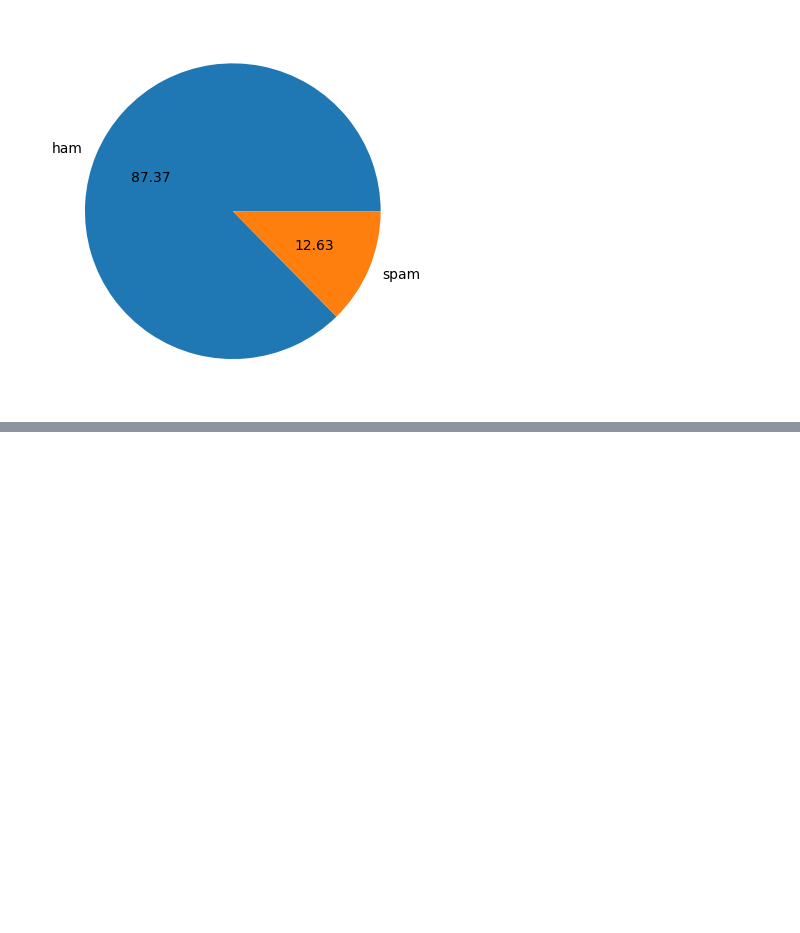
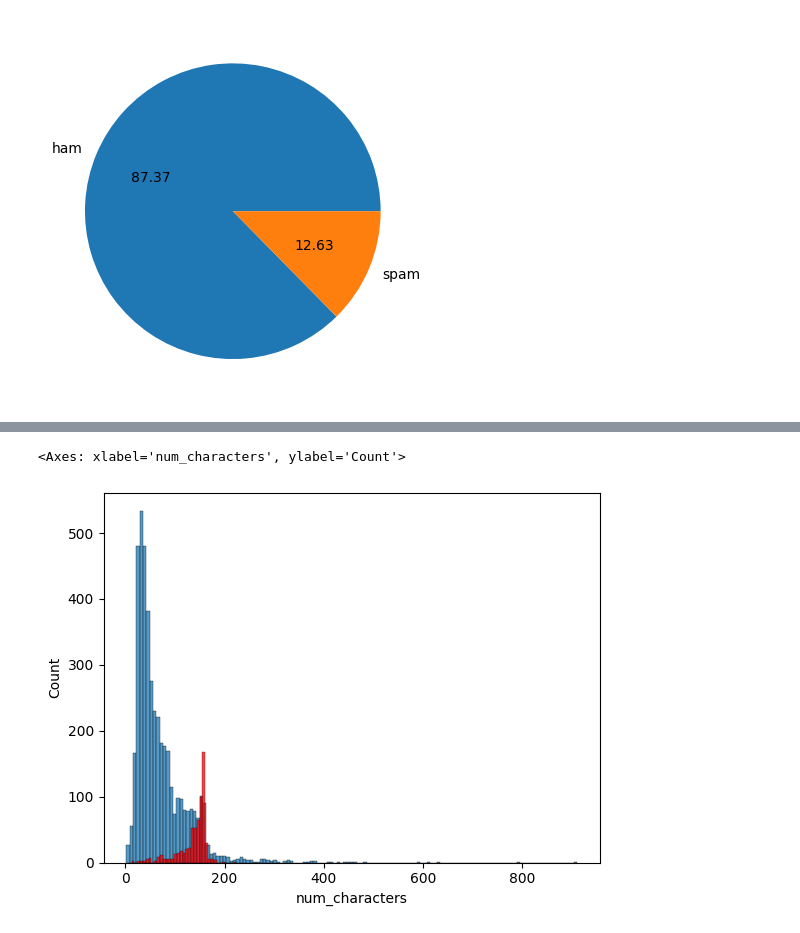
Before and after one commit to AtharvAwle/Machine-Learning-Projects, a Jupyter notebook: SMS Spam Detection/SpamDetection.ipynb, the cells around one changed output, grey strips where cells are left out. Saved outputs shown, nothing was run; the diff lists cells and outputs as text; code cells hidden in the pictures; blank space fills up the shorter version.

```diff
--- a/SMS Spam Detection/SpamDetection.ipynb
+++ b/SMS Spam Detection/SpamDetection.ipynb
@@ -127 +131,5 @@ nltk.download('punkt')
 True
+# %%
+# Lets count the number of characters
+
+data['num_characters'] = data['text'].apply(len)
@@ -127,0 +145,3 @@ True
+# %%
+# lets count the num of words
+data['num_words'] = data['text'].apply(lambda x:len(nltk.word_tokenize(x)))
@@ -127,0 +157,3 @@ True
+# %%
+# lets count and add the number of sentences
+data['num_sent'] = data['text'].apply(lambda x:len(nltk.sent_tokenize(x)))
@@ -127,0 +209,6 @@ True
+# %%
+sns.histplot(data[data['target'] == 0]['num_characters'])
+sns.histplot(data[data['target'] == 1]['num_characters'],color='red')
+# %% [output]
+<Axes: xlabel='num_characters', ylabel='Count'>
+[figure, added]
```
Also changed, not shown: parts of 8 cells of this notebook.
